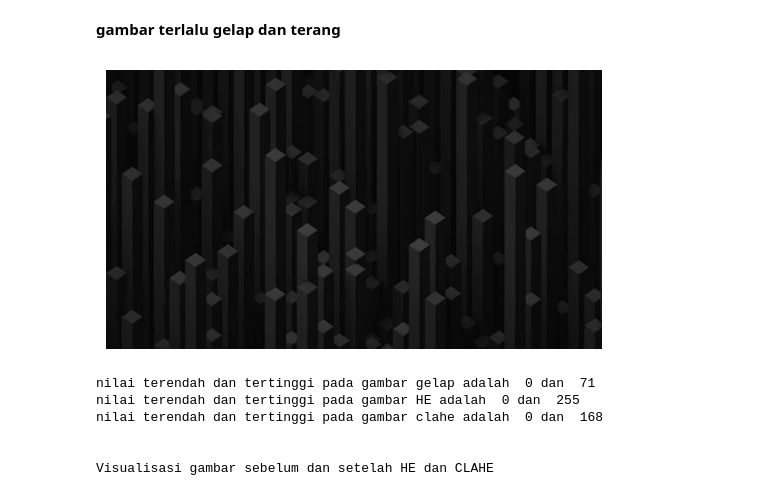
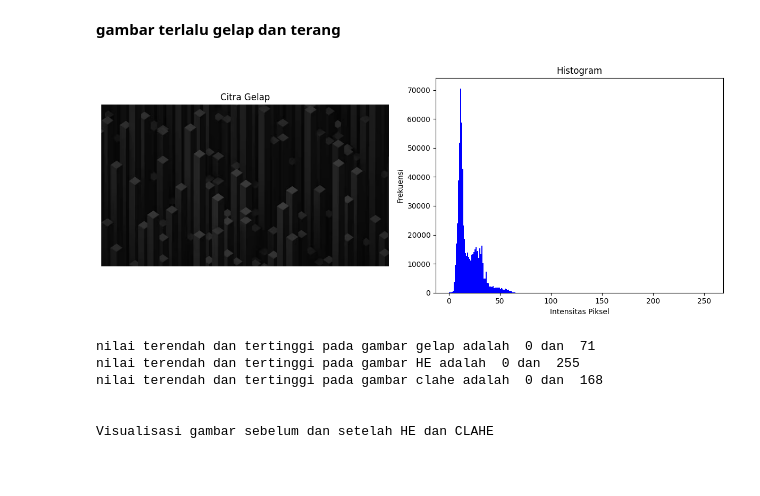
Before and after one commit to rismi13/vision_lanjut_enhancement, a Jupyter notebook: CVL_Assignment01.ipynb, the cells around one changed output. Cells and saved outputs as stored; diff of their text form; code cells hidden in the pictures; blank space fills up the shorter version.

```diff
--- a/CVL_Assignment01.ipynb
+++ b/CVL_Assignment01.ipynb
@@ -30,9 +30,24 @@ try:
     if image is None:
         print(f"Error: Image at '{image_path}' not found or cannot be read.")
     else:
-        plt.imshow(image, cmap='gray')  #
+         # Tampilkan gambar
+        plt.figure(figsize=(12,5))
+
+        plt.subplot(1,2,1)
+        plt.imshow(image, cmap='gray')
         plt.axis('off')
+        plt.title("Citra Low Contrast")
+
+        # Hitung histogram
+        plt.subplot(1,2,2)
+        plt.hist(image.ravel(), bins=256, range=[0,256], color='blue')
+        plt.title("Histogram")
+        plt.xlabel("Intensitas Piksel")
+        plt.ylabel("Frekuensi")
+
+        plt.tight_layout()
         plt.show()
+
 except Exception as e:
     print(f"An error occurred: {e}")
 # %% [output]
@@ -93,18 +108,33 @@ Dari hasil di atas, seharusnya low contrast cukup dihandle dengan menggunakan co
 # %%
 image_path_gelap = '/content/drive/MyDrive/~S3/VISION LANJUT/TUGAS/too dark.jpg'
 
 try:
     image_gelap = cv2.imread(image_path_gelap)
     if image_gelap is None:
         print(f"Error: Image at '{image_path_gelap}' not found or cannot be read.")
     else:
-        plt.imshow(image_gelap, cmap='gray')  #
+         # Tampilkan gambar
+        plt.figure(figsize=(12,5))
+
+        plt.subplot(1,2,1)
+        plt.imshow(image_gelap, cmap='gray')
         plt.axis('off')
+        plt.title("Citra Gelap")
+
+        # Hitung histogram
+        plt.subplot(1,2,2)
+        plt.hist(image_gelap.ravel(), bins=256, range=[0,256], color='blue')
+        plt.title("Histogram")
+        plt.xlabel("Intensitas Piksel")
+        plt.ylabel("Frekuensi")
+
+        plt.tight_layout()
         plt.show()
+
 except Exception as e:
     print(f"An error occurred: {e}")
 # %% [output]
-[figure, old version]
+[figure, new version]
 # %%
 #ENHANCEMENT UNTUK terlalu gelap
 
```
Also changed, not shown: parts of 3 cells of this notebook.
